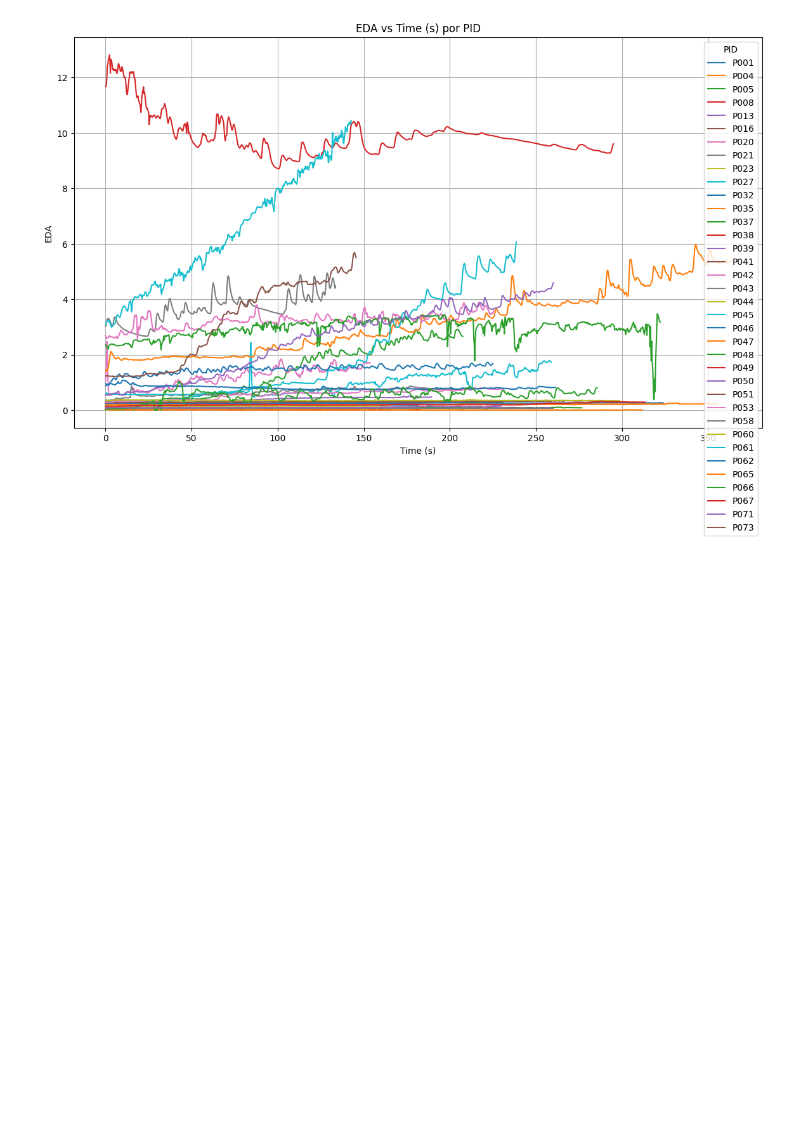
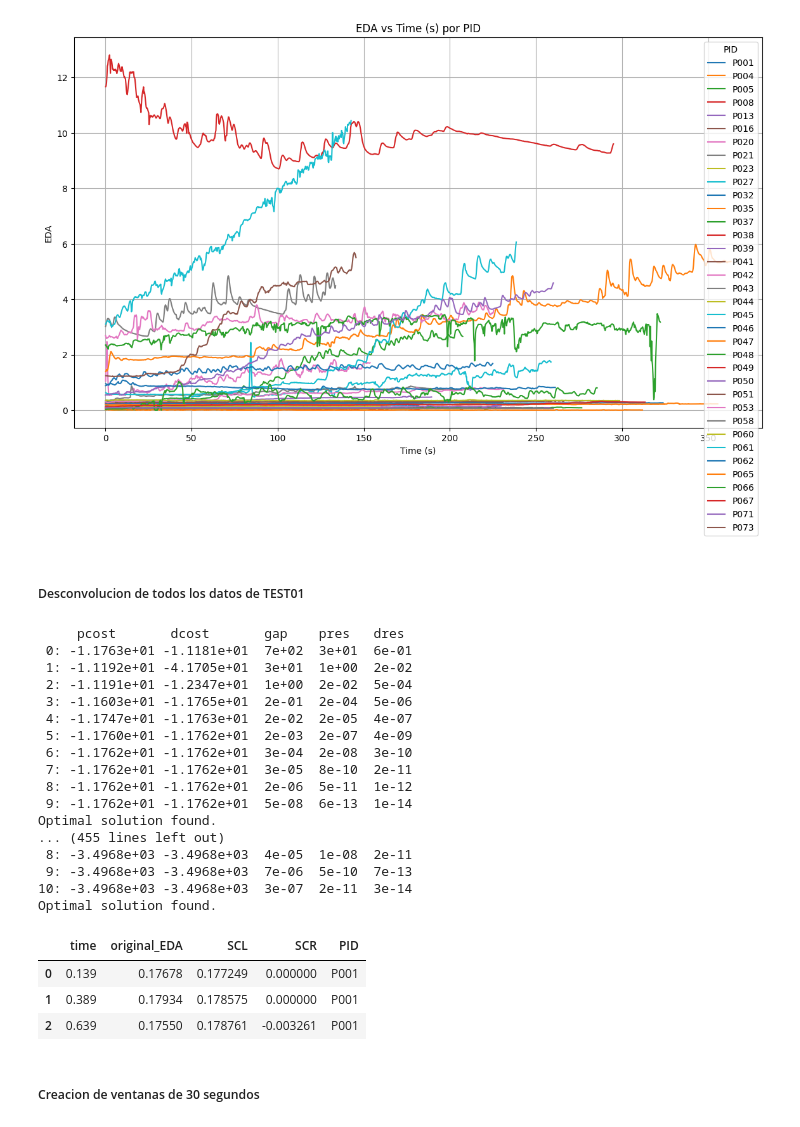
Before and after one commit to BenjaminGonzalezF/Stress-Recognition-from-Electrodermal-Activity, a Jupyter notebook: StressRecognition.ipynb, the cells around one changed output. Cells and saved outputs as stored; diff of their text form; code cells hidden in the pictures; blank space fills up the shorter version.

```diff
--- a/StressRecognition.ipynb
+++ b/StressRecognition.ipynb
@@ -279,3 +328,76 @@ plt.grid(True)
 plt.show()
 # %% [output]
 [figure]
+# %% [markdown]
+##### Desconvolucion de todos los datos de TEST01
+# %%
+import numpy as np
+import matplotlib.pyplot as plt
+import pandas as pd
+from cvxEDA import cvxEDA
+
+# Crear una lista para almacenar los resultados de cada PID
+results_list = []
+
+# Obtener los PIDs únicos
+unique_pids = df_test01_EDA_PPT['PID'].unique()
+
+# Realizar la desconvolución para cada PID y almacenar los resultados
+for pid in unique_pids:
+    df_pid = df_test01_EDA_PPT[df_test01_EDA_PPT['PID'] == pid]
+
+    # Preparar los datos para cvxEDA
+    y = df_pid['EDA'].values
+    t = df_pid['Time (s)'].values
+    dt = np.mean(np.diff(t))  # Intervalo de muestreo promedio
+
+    # Realizar la desconvolución
+    [r, p, t, l, d, e, obj] = cvxEDA(y, 1./dt)
+
+    # Crear un nuevo DataFrame con los resultados
+    results = pd.DataFrame({
+        'time': df_pid['Time (s)'],
+        'original_EDA': y,
+        'SCL': t,  # Componente tónica (Skin Conductance Level)
+        'SCR': r,  # Componente fásica (Skin Conductance Response)
+        'PID': pid  # Añadir una columna para identificar el PID
+    })
+
+    # Añadir los resultados a la lista
+    results_list.append(results)
+
+# Concatenar todos los resultados en un solo DataFrame
+all_results_TEST01 = pd.concat(results_list, ignore_index=True)
+
+# Mostrar las primeras filas del DataFrame combinado
+all_results_TEST01.head(3)
+
+# Opcional: Guardar los resultados en un nuevo archivo CSV
+#all_results_TEST01.to_csv('TEST01_deconvolved_EDA_all_PIDs.csv', index=False)
+
+# Opcional: Guardar los resultados en un nuevo archivo CSV
+#results.to_csv(f'deconvolved_EDA_PID_{pid}.csv', index=False)
+# %% [output]
+     pcost       dcost       gap    pres   dres
+ 0: -1.1763e+01 -1.1181e+01  7e+02  3e+01  6e-01
+ 1: -1.1192e+01 -4.1705e+01  3e+01  1e+00  2e-02
+ 2: -1.1191e+01 -1.2347e+01  1e+00  2e-02  5e-04
+ 3: -1.1603e+01 -1.1765e+01  2e-01  2e-04  5e-06
+ 4: -1.1747e+01 -1.1763e+01  2e-02  2e-05  4e-07
+ 5: -1.1760e+01 -1.1762e+01  2e-03  2e-07  4e-09
+ 6: -1.1762e+01 -1.1762e+01  3e-04  2e-08  3e-10
+ 7: -1.1762e+01 -1.1762e+01  3e-05  8e-10  2e-11
+ 8: -1.1762e+01 -1.1762e+01  2e-06  5e-11  1e-12
+ 9: -1.1762e+01 -1.1762e+01  5e-08  6e-13  1e-14
+Optimal solution found.
+... (455 lines left out)
+ 8: -3.4968e+03 -3.4968e+03  4e-05  1e-08  2e-11
+ 9: -3.4968e+03 -3.4968e+03  7e-06  5e-10  7e-13
+10: -3.4968e+03 -3.4968e+03  3e-07  2e-11  3e-14
+Optimal solution found.
+|  | time | original_EDA | SCL | SCR | PID |
+| 0 | 0.139 | 0.17678 | 0.177249 | 0.000000 | P001 |
+| 1 | 0.389 | 0.17934 | 0.178575 | 0.000000 | P001 |
+| 2 | 0.639 | 0.17550 | 0.178761 | -0.003261 | P001 |
+# %% [markdown]
+##### Creacion de ventanas de  30 segundos
```
Also changed, not shown: parts of 19 cells of this notebook.
